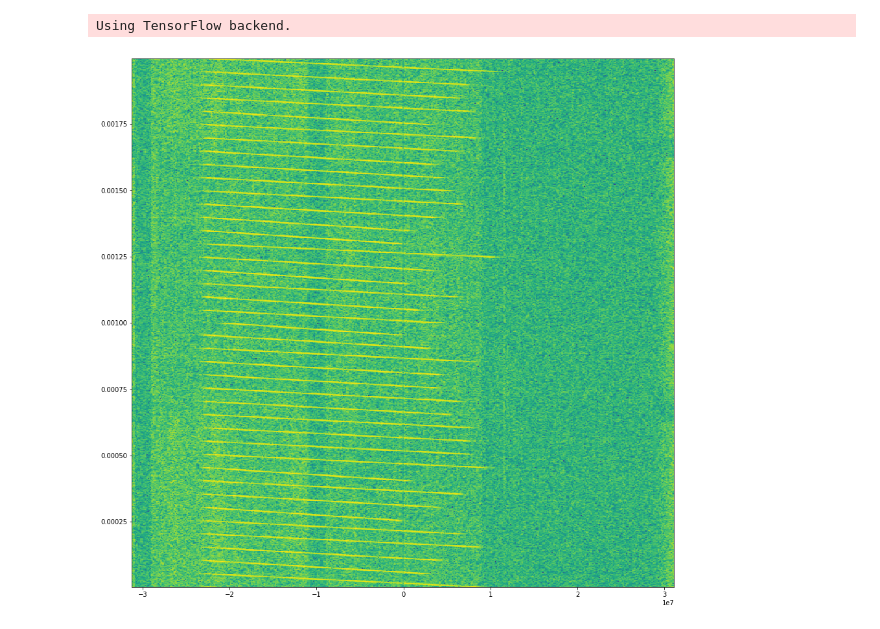
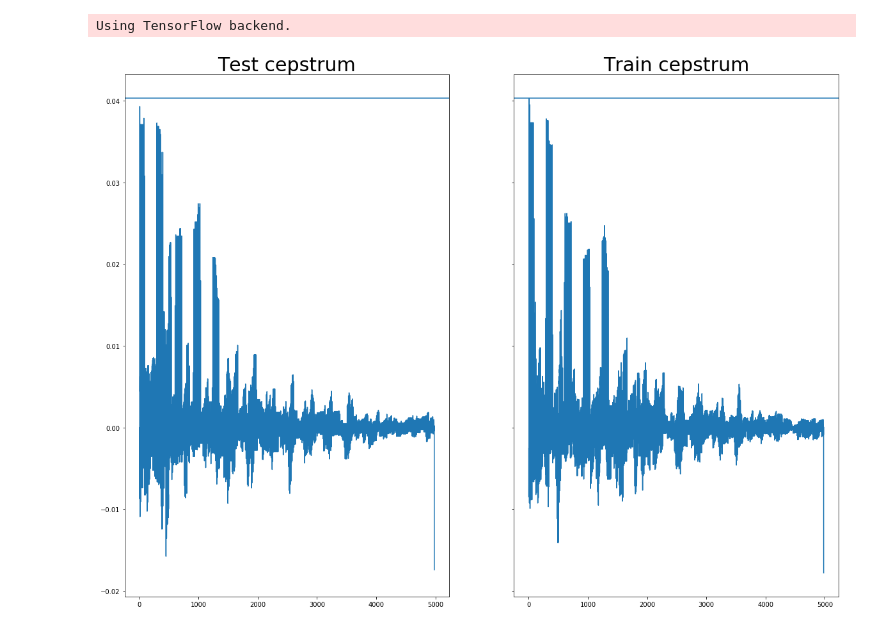
Before and after one commit to tronxd/tds, a Jupyter notebook: Cepstrum.ipynb, the cells around one changed output. Saved outputs shown, nothing was run; the diff lists cells and outputs as text; code cells hidden in the pictures.

Commit message:
cepstrum with welch method

```diff
--- a/Cepstrum.ipynb
+++ b/Cepstrum.ipynb
@@ -77,7 +74,3 @@ for rbw in rbw_set:
-# %%
-plot_spectogram(fft_train,freqs,time)
-# %% [output]
-[figure, removed]
 # %%
 def compute_frequency_spectrum(freq):
     num_samples = len(freq)
@@ -88,2 +86,46 @@ def compute_frequency_spectrum(freq):
+# %%
+if train:
+    for rbw in rbw_set:
+        weights_dir = "_".join((dataset_name, str(rbw)))
+        weights_path = os.path.join(namespace.weights_path, weights_dir)
+
+        sample_rate = get_xhdr_sample_rate(data_dir)
+        iq_data = load_raw_data(data_dir)
+        iq_data = trim_iq_basic_block(iq_data , sample_rate)
+        freqs, time, fft_train = compute_fft_train_data(iq_data,sample_rate,rbw,weights_path)
+        cepstrum_train = np.abs(np.apply_along_axis(compute_welch_spectrum,0,fft_train))
+        cepstrum_train = cepstrum_train[50:] # removing the zero frequency
+        cepstrum_train_means_over_time = np.mean(cepstrum_train,axis=1)
+        cepstrum_windows = view_as_windows(cepstrum_train_means_over_time,median_kernel_size,step=1)
+        cepstrum_train_means_over_time = np.apply_along_axis(lambda x: x - np.median(x),1,cepstrum_windows).reshape(-1)
+        cepstrum_train_max = np.max(cepstrum_train_means_over_time)
+        persist_object(cepstrum_max_freq,os.path.join(weights_path,'cepstrum_max.pkl'))
+
+else:
+    for rbw in rbw_set:
+        weights_dir = "_".join((dataset_name, str(rbw)))
+        weights_path = os.path.join(namespace.weights_path, weights_dir)
+
+        sample_rate = get_xhdr_sample_rate(data_dir)
+        iq_data = load_raw_data(data_dir)
+        iq_data = trim_iq_basic_block(iq_data , sample_rate)
+        test_freqs, test_time, fft_test = compute_fft_test_data(iq_data,sample_rate,rbw,weights_path)
+        cepstrum_test = np.abs(np.apply_along_axis(compute_welch_spectrum,0,fft_test))
+        cepstrum_test = cepstrum_test[50:] # removing the zero frequency
+        cepstrum_test_means_over_time = np.mean(cepstrum_test,axis=1)
+        cepstrum_train_max = load_object(os.path.join(weights_path,'cepstrum_max.pkl'))
+        cepstrum_windows = view_as_windows(cepstrum_test_means_over_time,median_kernel_size,step=1)
+        cepstrum_test_means_over_time = np.apply_along_axis(lambda x: x - np.median(x),1,cepstrum_windows).reshape(-1)
+# %%
+fig , (ax1 , ax2) = plt.subplots(1,2,sharey=True,figsize=(20,15))
+ax1.axhline(cepstrum_train_max)
+ax1.plot(cepstrum_test_means_over_time)
+ax1.set_title('Test cepstrum',fontsize=30)
+ax2.axhline(cepstrum_train_max)
+ax2.plot(cepstrum_train_means_over_time)
+ax2.set_title('Train cepstrum' , fontsize=30)
+plt.show()
+# %% [output]
+[figure, added]
 # %%
 sweep_freq = fft_train[:,250] - np.mean(fft_train[:,250])
```
Also changed, not shown: parts of 11 cells of this notebook, 1 other file.
